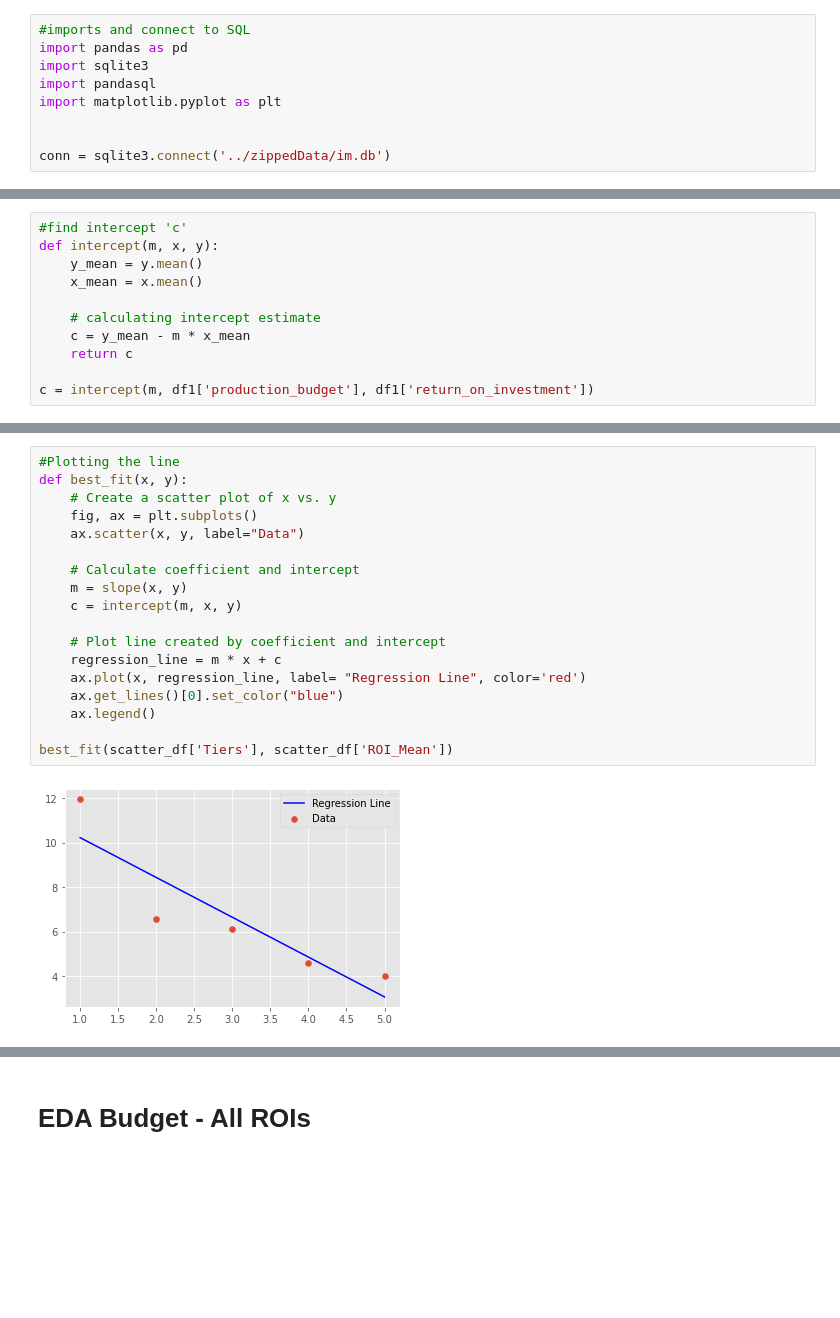
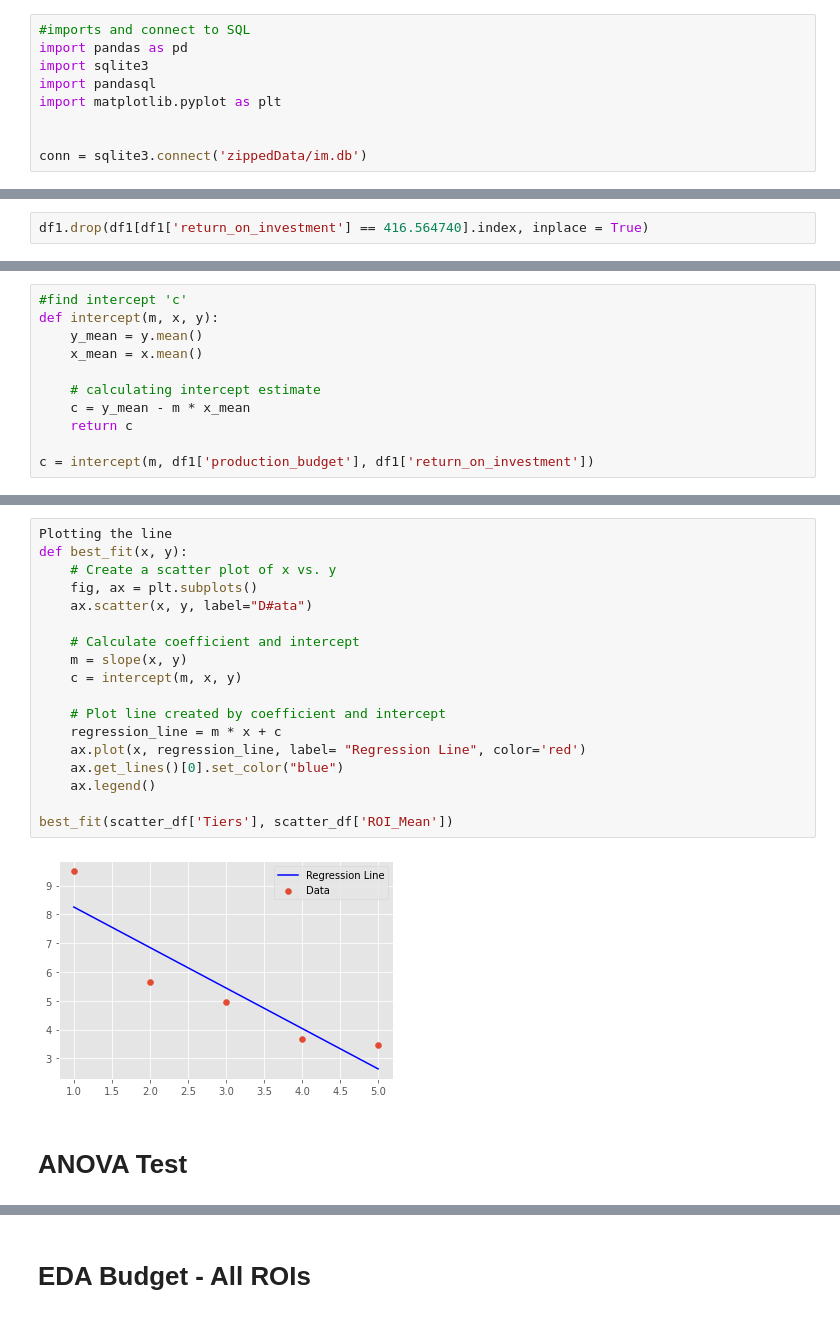
Before and after one commit to LydiaCuffman/film-investment-project, a Jupyter notebook: dsc-phase-2-project-v3-main/JF_working.ipynb, the cells around one changed output, grey strips where cells are left out. Cells and saved outputs as stored; diff of their text form; blank space fills up the shorter version.

```diff
--- a/dsc-phase-2-project-v3-main/JF_working.ipynb
+++ b/dsc-phase-2-project-v3-main/JF_working.ipynb
@@ -41,7 +42,7 @@ import pandasql
 import matplotlib.pyplot as plt
 
 
-conn = sqlite3.connect('../zippedData/im.db')
+conn = sqlite3.connect('zippedData/im.db')
 # %%
 #creating a dataframe with the info we want to take from the imdb database
 imdb_ratings = pd.read_sql(
@@ -175,6 +176,8 @@ df_tier4 = df1.loc[df1['budget_tier'] == 'tier_4']
 df_tier3 = df1.loc[df1['budget_tier'] == 'tier_3']
 df_tier2 = df1.loc[df1['budget_tier'] == 'tier_2']
 df_tier1 = df1.loc[df1['budget_tier'] == 'tier_1']
+# %%
+df1.drop(df1[df1['return_on_investment'] == 416.564740].index, inplace = True)
 # %%
 df_high_end['return_on_investment'].describe()
 # %% [output]
@@ -324,20 +350,22 @@ ax.scatter(x='Tiers', y='ROI_Mean', data=scatter_df);
 # %%
-#Plotting the line
+Plotting the line
 def best_fit(x, y):
     # Create a scatter plot of x vs. y
     fig, ax = plt.subplots()
-    ax.scatter(x, y, label="Data")
+    ax.scatter(x, y, label="D#ata")
 
     # Calculate coefficient and intercept
     m = slope(x, y)
     c = intercept(m, x, y)
 
     # Plot line created by coefficient and intercept
     regression_line = m * x + c
     ax.plot(x, regression_line, label= "Regression Line", color='red')
     ax.get_lines()[0].set_color("blue")
     ax.legend()
 
 best_fit(scatter_df['Tiers'], scatter_df['ROI_Mean'])
 # %% [output]
-[figure, old version]
+[figure, new version]
+# %% [markdown]
+# ANOVA Test
```
Also changed, not shown: parts of 36 cells of this notebook, 1 other file.
